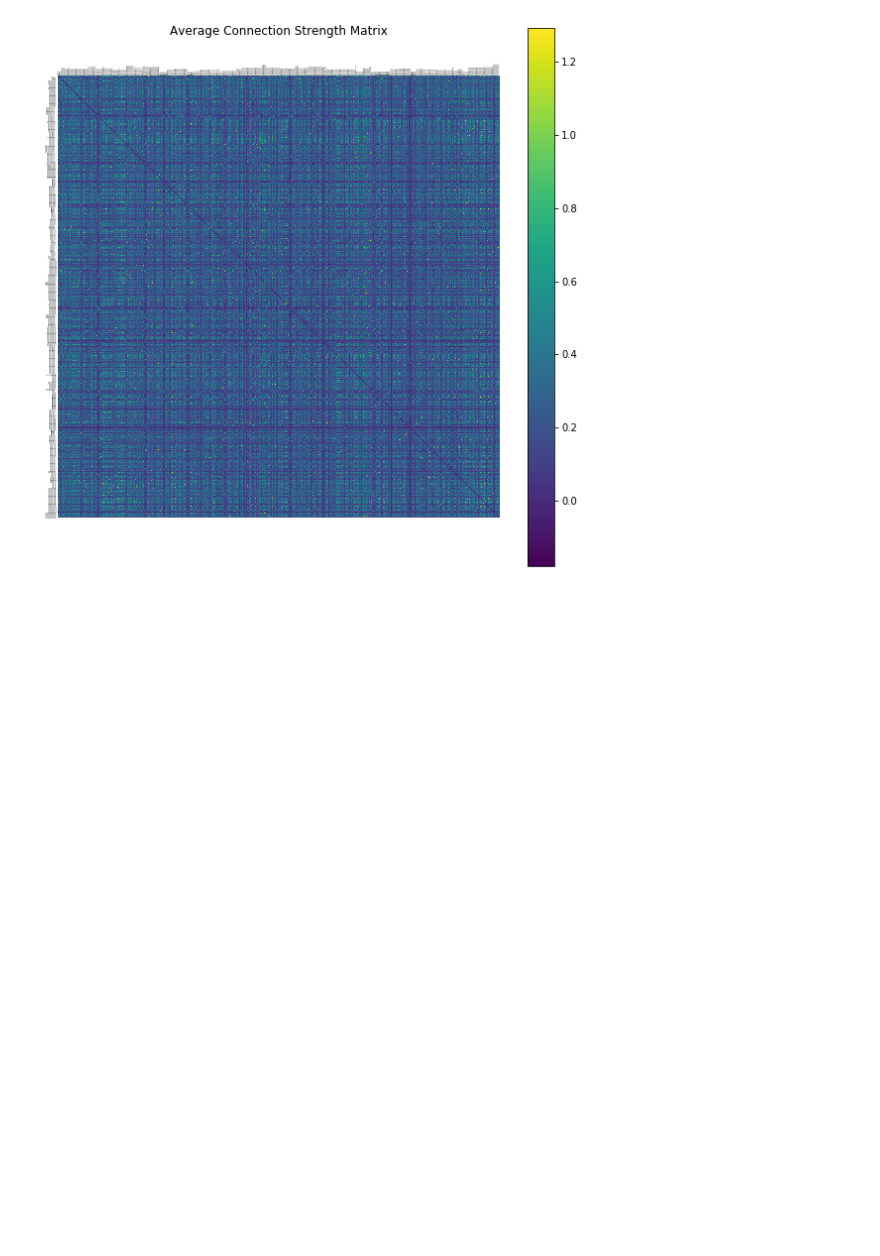
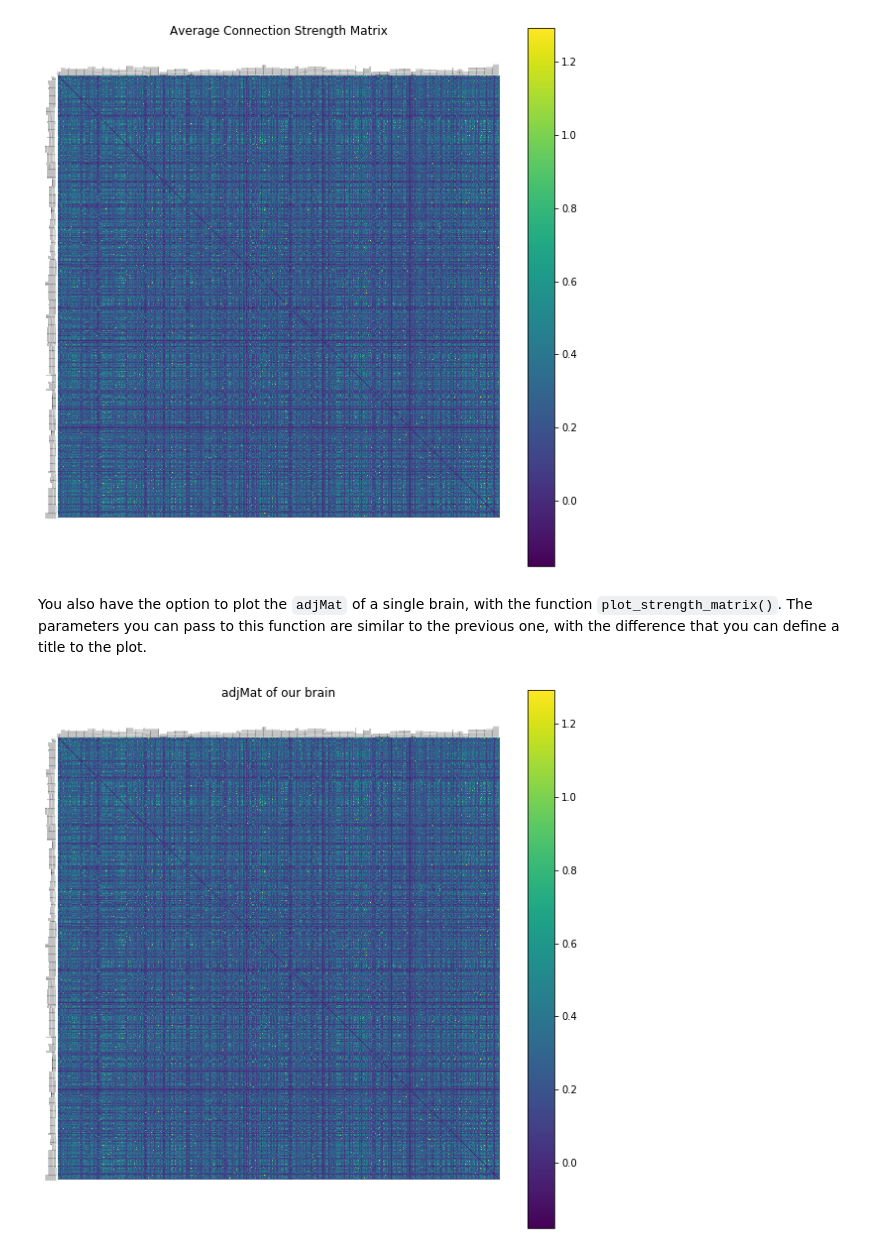
Before and after one commit to RittmanResearch/maybrain, a Jupyter notebook: docs/04 - The plotting Package.ipynb, the cells around one changed output. Cells and saved outputs as stored; diff of their text form; code cells hidden in the pictures; blank space fills up the shorter version.

Commit message:
plotting single adjMat

```diff
--- a/docs/04 - The plotting Package.ipynb
+++ b/docs/04 - The plotting Package.ipynb
@@ -58,3 +58,9 @@ fig, _ = mm.plot_avg_matrix(dictionary)
 # %%
 # Closing
 plt.close(fig)
+# %% [markdown]
+You also have the option to plot the `adjMat` of a single brain, with the function `plot_strength_matrix()`. The parameters you can pass to this function are similar to the previous one, with the difference that you can define a title to the plot.
+# %%
+fig, _ = mm.plot_strength_matrix(a, title="adjMat of our brain")
+# %% [output]
+[figure, added]
```
Also changed, not shown: parts of 1 cell of this notebook, 2 other files.
